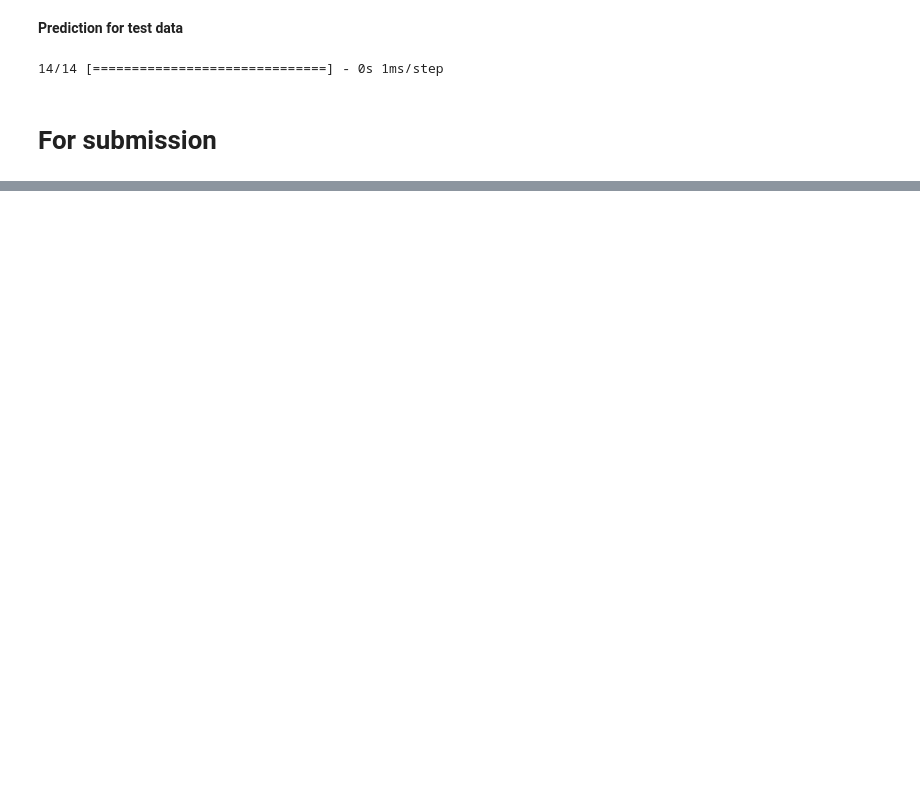
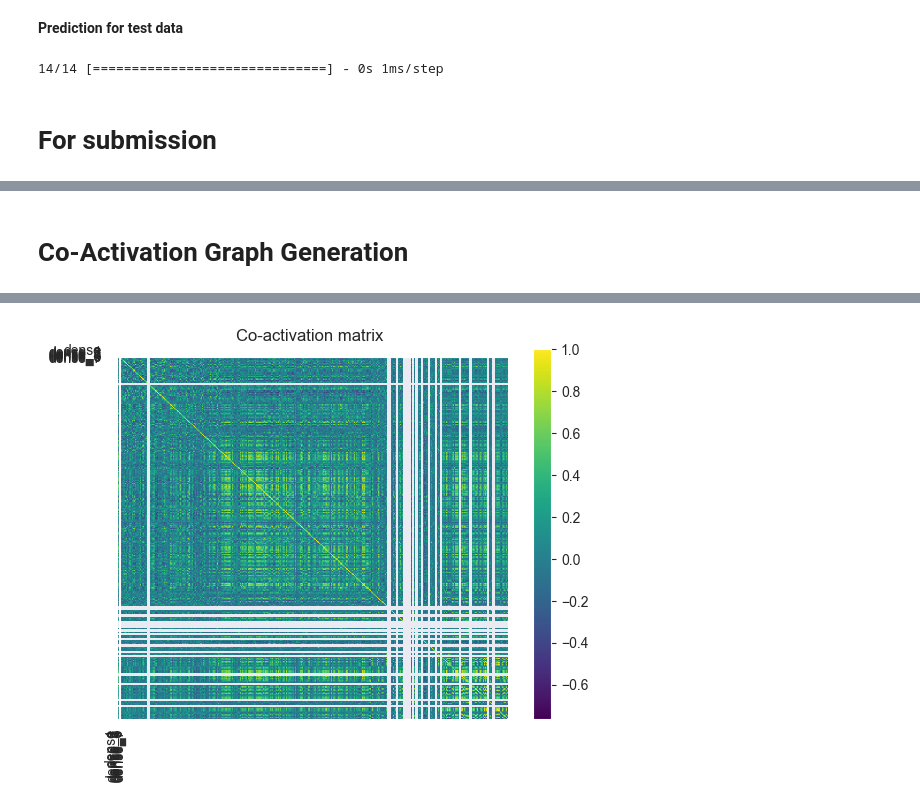
Before and after one commit to b0ster/KRW-project-group2, a Jupyter notebook: src/titanic/titanic-dnn-classification-minified.ipynb, the cells around one changed output, grey strips where cells are left out. Saved outputs shown, nothing was run; the diff lists cells and outputs as text; code cells hidden in the pictures; blank space fills up the shorter version.

Commit message:
Added some state-of-the-art code for co-activation visualization

```diff
--- a/src/titanic/titanic-dnn-classification-minified.ipynb
+++ b/src/titanic/titanic-dnn-classification-minified.ipynb
@@ -309,0 +318,26 @@ plt.show()
+# %% [markdown]
+# Co-Activation Graph Generation
+# %%
+# Generate random input data
+num_samples = 100
+input_shape = model.input_shape[1:]
+x = np.random.normal(size=(num_samples, *input_shape))
+
+# Compute intermediate layer activations
+layer_names = [layer.name for layer in model.layers if 'dense' in layer.name]
+outputs = [model.get_layer(name).output for name in layer_names]
+model = tf.keras.models.Model(inputs=model.inputs, outputs=outputs)
+activations = model.predict(x)
+
+# Compute pairwise correlations between activations
+activations_flat = np.concatenate([a.reshape(a.shape[0], -1) for a in activations], axis=1)
+correlations = np.corrcoef(activations_flat, rowvar=False)
+
+# Plot co-activation matrix
+plt.imshow(correlations, cmap='viridis', aspect='auto')
+plt.colorbar()
+plt.title('Co-activation matrix')
+plt.xticks(np.arange(len(layer_names)), layer_names, rotation=90)
+plt.yticks(np.arange(len(layer_names)), layer_names)
+plt.show()
+# %% [output]
@@ -309,0 +345 @@ plt.show()
+[figure, added]
```
Also changed, not shown: parts of 8 cells of this notebook, 1 other file.
